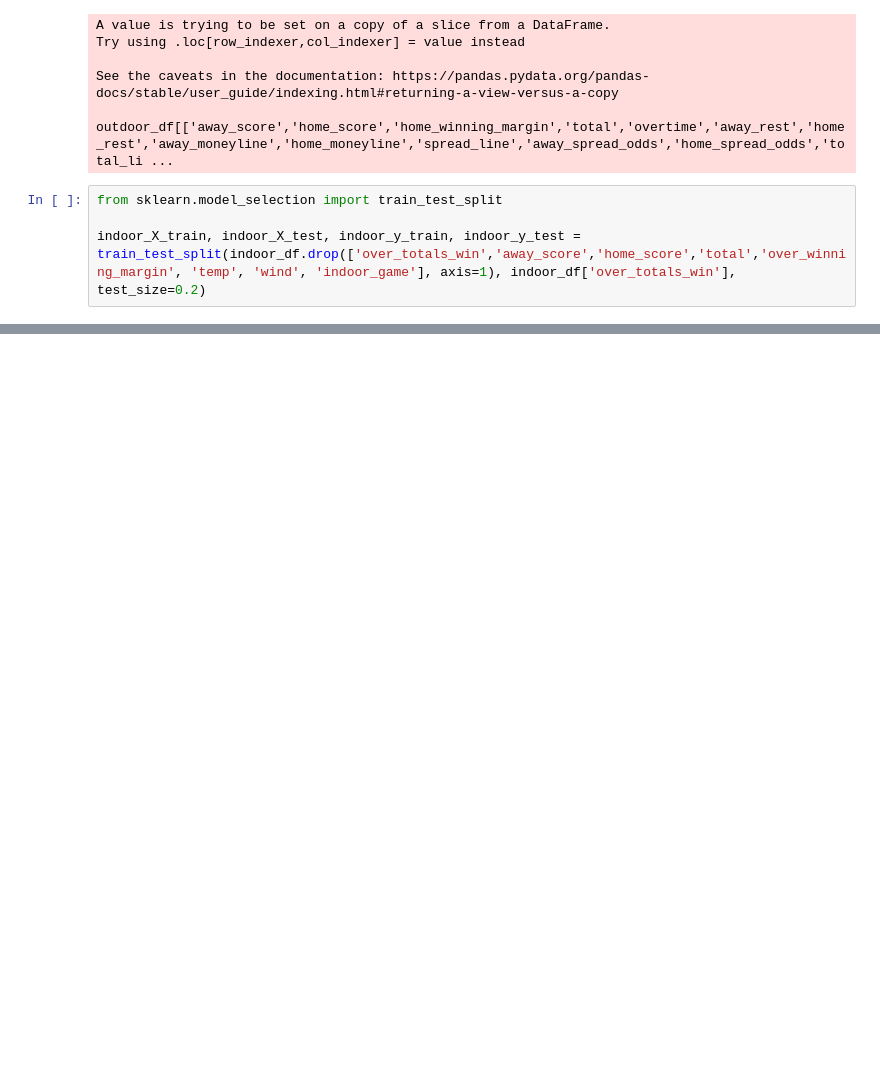
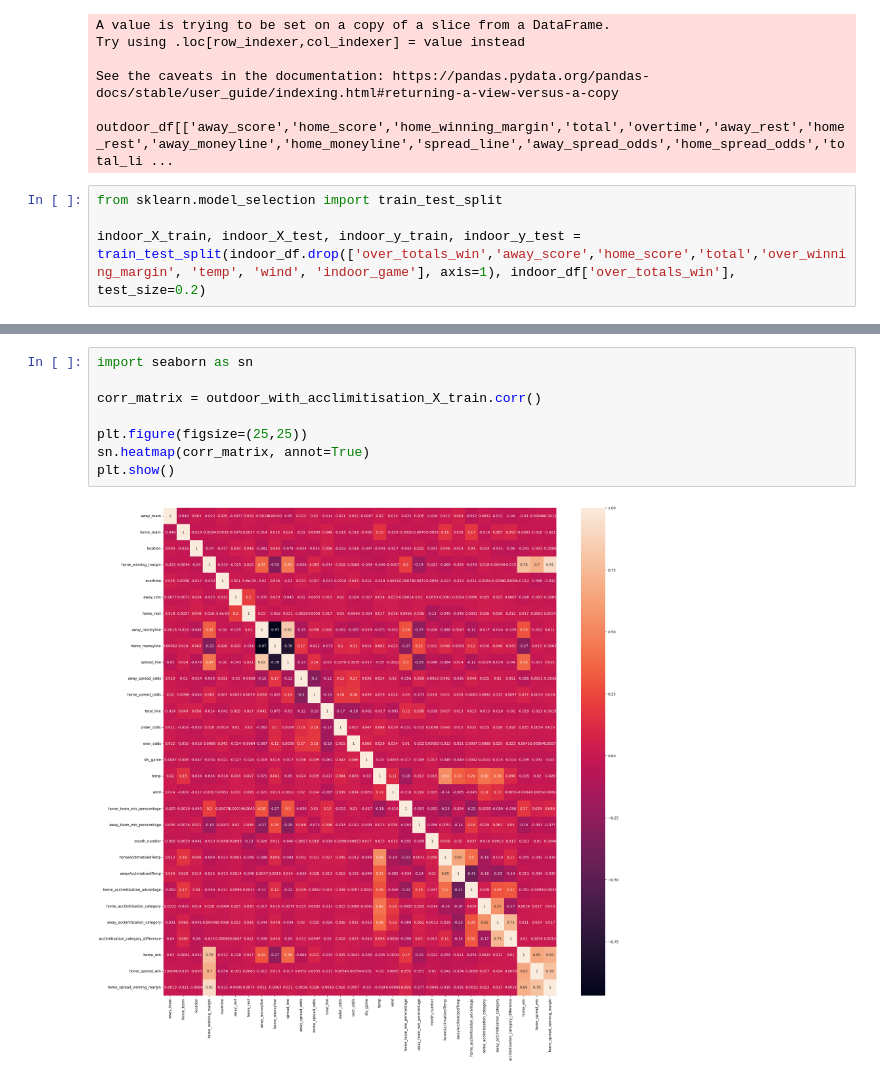
Before and after one commit to markgill17/Artefact, a Jupyter notebook: ArtefactDataset.ipynb, the cells around one changed output, grey strips where cells are left out. Saved outputs shown, nothing was run; the diff lists cells and outputs as text; blank space fills up the shorter version.

```diff
--- a/ArtefactDataset.ipynb
+++ b/ArtefactDataset.ipynb
@@ -340,3 +309,13 @@ indoor_X_train.corr()
+# %%
+import seaborn as sn
+
+corr_matrix = outdoor_with_acclimitisation_X_train.corr()
+
+plt.figure(figsize=(25,25))
+sn.heatmap(corr_matrix, annot=True)
+plt.show()
+# %% [output]
+[figure, added]
 # %%
 indoor_y_train
 # %% [output]
```
Also changed, not shown: parts of 22 cells of this notebook, 2 other files.
